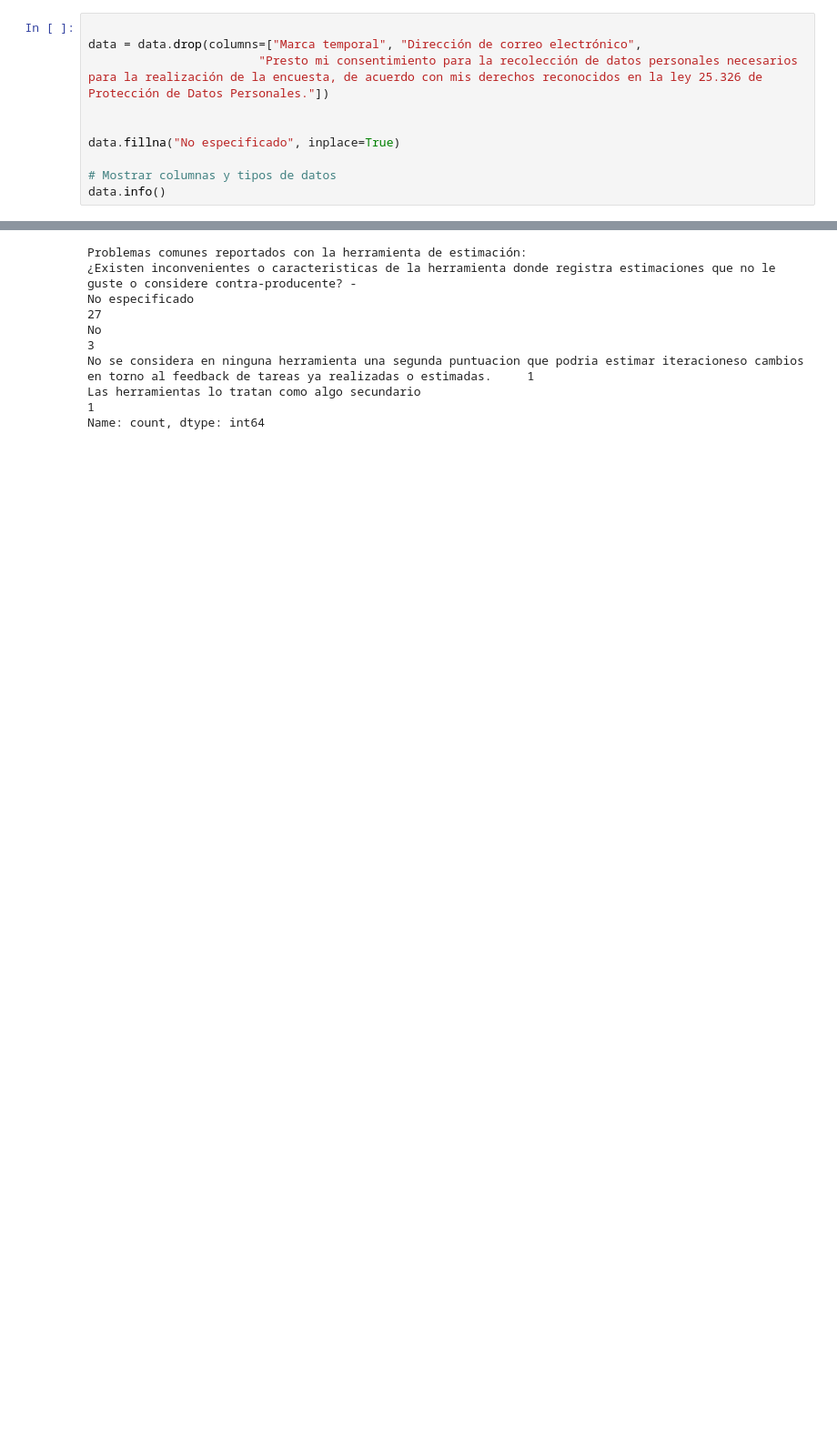
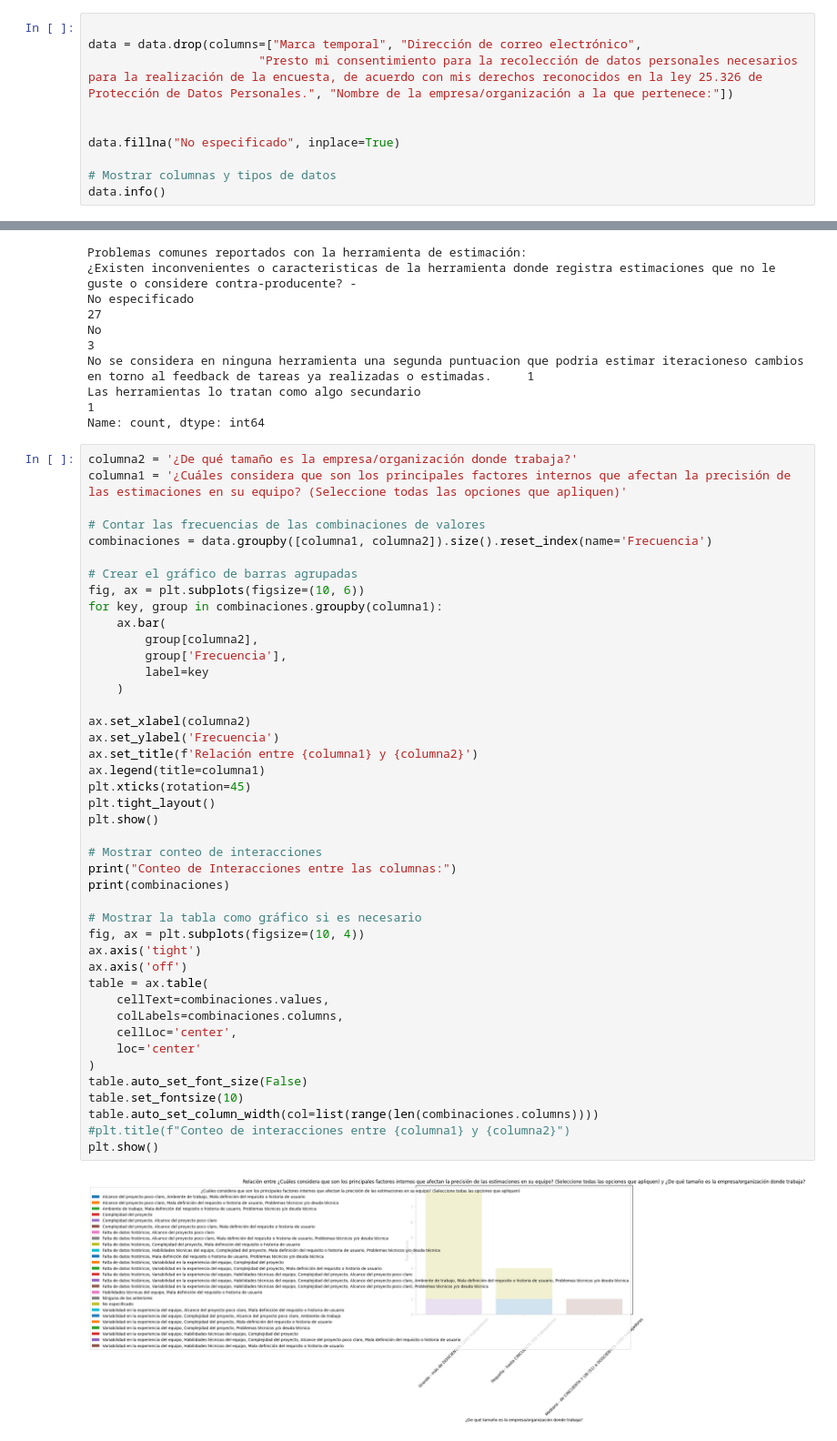
Before and after one commit to MachuaninEzequiel/CINAPTIC-estimacion, a Jupyter notebook: Analisis_Estimacion_Agil.ipynb, the cells around one changed output, grey strips where cells are left out. Shown at 91% size. Drawn from its saved outputs; the diff is of its cells as text; blank space fills up the shorter version.

Commit message:
Se agregaron cruces en tablas

```diff
--- a/Analisis_Estimacion_Agil.ipynb
+++ b/Analisis_Estimacion_Agil.ipynb
@@ -34,7 +36,7 @@ data.head()
 # %%
 
 data = data.drop(columns=["Marca temporal", "Dirección de correo electrónico",
-                        "Presto mi consentimiento para la recolección de datos personales necesarios para la realización de la encuesta, de acuerdo con mis derechos reconocidos en la ley 25.326 de Protección de Datos Personales."])
+                        "Presto mi consentimiento para la recolección de datos personales necesarios para la realización de la encuesta, de acuerdo con mis derechos reconocidos en la ley 25.326 de Protección de Datos Personales.", "Nombre de la empresa/organización a la que pertenece:"])
 
 
 data.fillna("No especificado", inplace=True)
@@ -187,3 +189,48 @@ No
 No se considera en ninguna herramienta una segunda puntuacion que podria estimar iteracioneso cambios en torno al feedback de tareas ya realizadas o estimadas.     1
 Las herramientas lo tratan como algo secundario                                                                                                                     1
 Name: count, dtype: int64
+# %%
+columna2 = '¿De qué tamaño es la empresa/organización donde trabaja?'
+columna1 = '¿Cuáles considera que son los principales factores internos que afectan la precisión de las estimaciones en su equipo? (Seleccione todas las opciones que apliquen)'
+
+# Contar las frecuencias de las combinaciones de valores
+combinaciones = data.groupby([columna1, columna2]).size().reset_index(name='Frecuencia')
+
+# Crear el gráfico de barras agrupadas
+fig, ax = plt.subplots(figsize=(10, 6))
+for key, group in combinaciones.groupby(columna1):
+    ax.bar(
+        group[columna2],
+        group['Frecuencia'],
+        label=key
+    )
+
+ax.set_xlabel(columna2)
+ax.set_ylabel('Frecuencia')
+ax.set_title(f'Relación entre {columna1} y {columna2}')
+ax.legend(title=columna1)
+plt.xticks(rotation=45)
+plt.tight_layout()
+plt.show()
+
+# Mostrar conteo de interacciones
+print("Conteo de Interacciones entre las columnas:")
+print(combinaciones)
+
+# Mostrar la tabla como gráfico si es necesario
+fig, ax = plt.subplots(figsize=(10, 4))
+ax.axis('tight')
+ax.axis('off')
+table = ax.table(
+    cellText=combinaciones.values,
+    colLabels=combinaciones.columns,
+    cellLoc='center',
+    loc='center'
+)
+table.auto_set_font_size(False)
+table.set_fontsize(10)
+table.auto_set_column_width(col=list(range(len(combinaciones.columns))))
+#plt.title(f"Conteo de interacciones entre {columna1} y {columna2}")
+plt.show()
+# %% [output]
+[figure, added]
```
Also changed, not shown: parts of 5 cells of this notebook, 1 other file.
